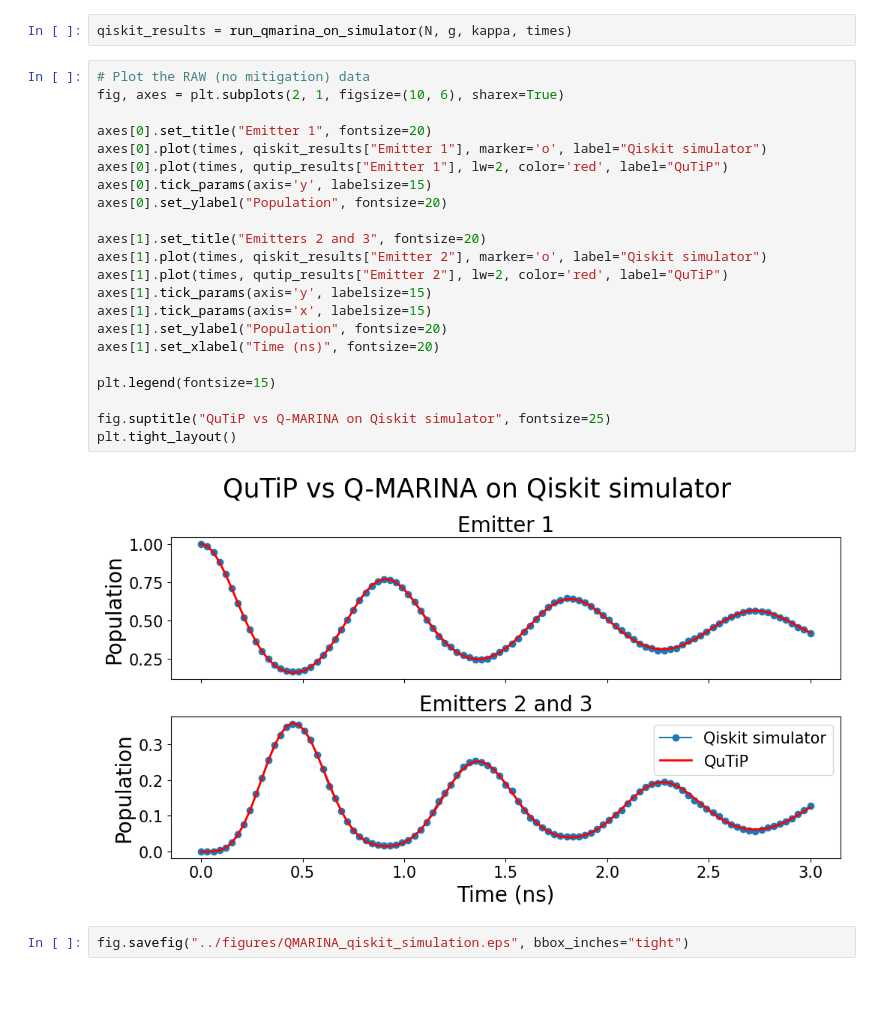
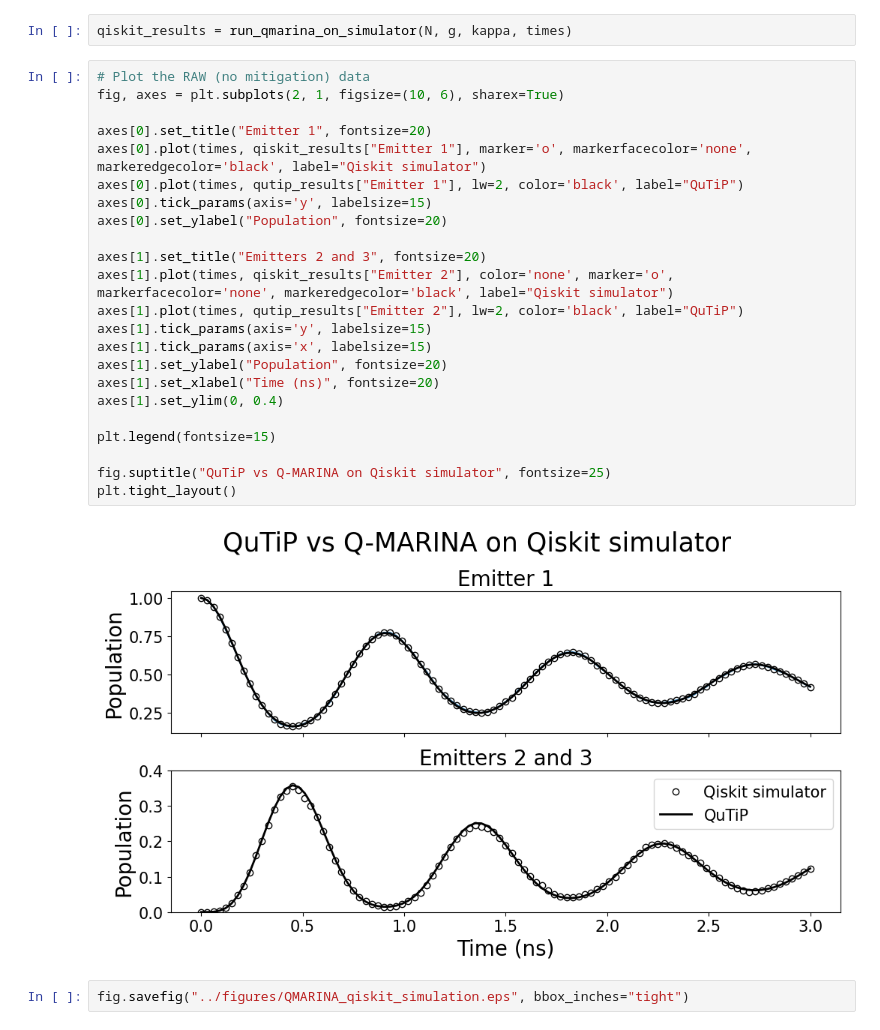
Before and after one commit to radulaski/CQED_quantum_simulation, a Jupyter notebook: notebooks/QMARINA_qiskit_simulation.ipynb, the cells around one changed output. Drawn from its saved outputs; the diff is of its cells as text; blank space fills up the shorter version.

Commit message:
update qiskit simulation plot to be consistent with others

```diff
--- a/notebooks/QMARINA_qiskit_simulation.ipynb
+++ b/notebooks/QMARINA_qiskit_simulation.ipynb
@@ -21,27 +21,28 @@ qiskit_results = run_qmarina_on_simulator(N, g, kappa, times)
 # %%
 # Plot the RAW (no mitigation) data
 fig, axes = plt.subplots(2, 1, figsize=(10, 6), sharex=True)
 
 axes[0].set_title("Emitter 1", fontsize=20)
-axes[0].plot(times, qiskit_results["Emitter 1"], marker='o', label="Qiskit simulator")
-axes[0].plot(times, qutip_results["Emitter 1"], lw=2, color='red', label="QuTiP")
+axes[0].plot(times, qiskit_results["Emitter 1"], marker='o', markerfacecolor='none', markeredgecolor='black', label="Qiskit simulator")
+axes[0].plot(times, qutip_results["Emitter 1"], lw=2, color='black', label="QuTiP")
 axes[0].tick_params(axis='y', labelsize=15)
 axes[0].set_ylabel("Population", fontsize=20)
 
 axes[1].set_title("Emitters 2 and 3", fontsize=20)
-axes[1].plot(times, qiskit_results["Emitter 2"], marker='o', label="Qiskit simulator")
-axes[1].plot(times, qutip_results["Emitter 2"], lw=2, color='red', label="QuTiP")
+axes[1].plot(times, qiskit_results["Emitter 2"], color='none', marker='o', markerfacecolor='none', markeredgecolor='black', label="Qiskit simulator")
+axes[1].plot(times, qutip_results["Emitter 2"], lw=2, color='black', label="QuTiP")
 axes[1].tick_params(axis='y', labelsize=15)
 axes[1].tick_params(axis='x', labelsize=15)
 axes[1].set_ylabel("Population", fontsize=20)
 axes[1].set_xlabel("Time (ns)", fontsize=20)
+axes[1].set_ylim(0, 0.4)
 
 plt.legend(fontsize=15)
 
 fig.suptitle("QuTiP vs Q-MARINA on Qiskit simulator", fontsize=25)
 plt.tight_layout()
 # %% [output]
-[figure, old version]
+[figure, new version]
 # %%
 fig.savefig("../figures/QMARINA_qiskit_simulation.eps", bbox_inches="tight")
 # %% [output]
```
Also changed, not shown: 1 other file.
